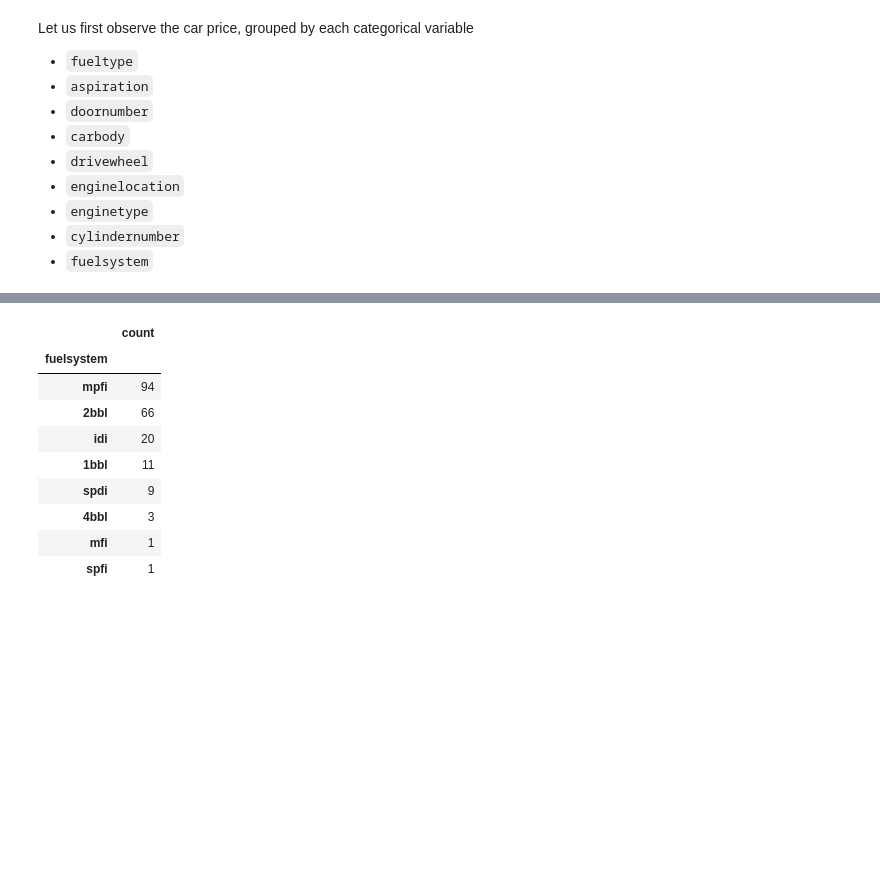
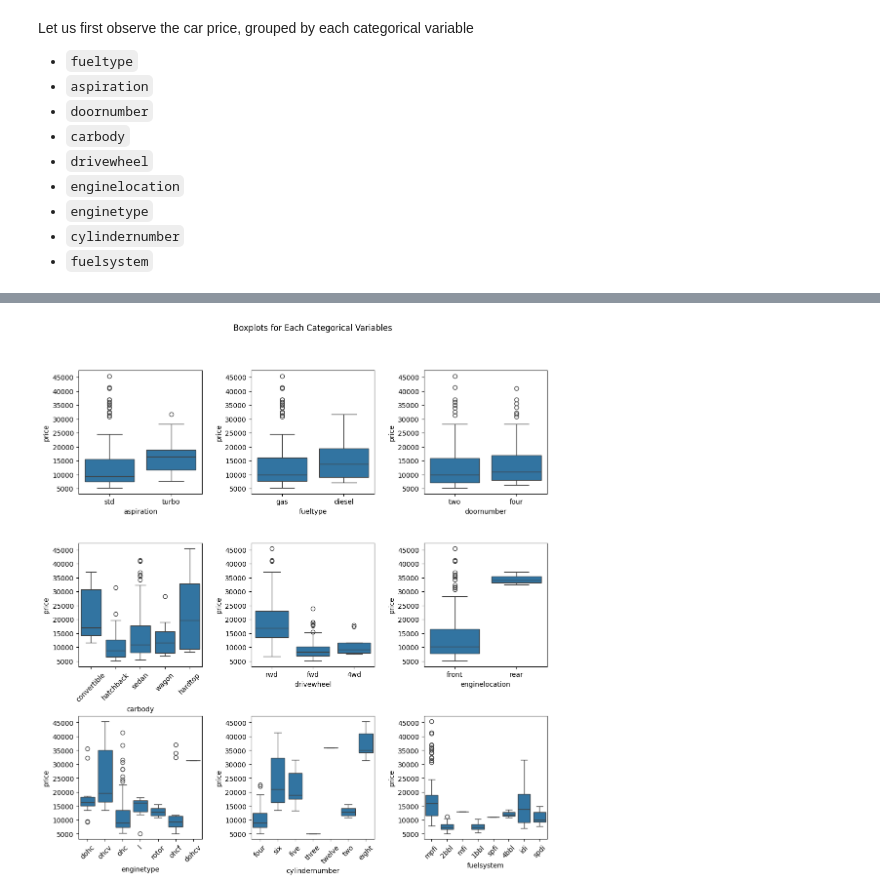
Before and after one commit to lojnys/data_science_project, a Jupyter notebook: car_pricing_assignment/car_price_linear_regression.ipynb, the cells around one changed output, grey strips where cells are left out. Cells and saved outputs as stored; diff of their text form; code cells hidden in the pictures; blank space fills up the shorter version.

```diff
--- a/car_pricing_assignment/car_price_linear_regression.ipynb
+++ b/car_pricing_assignment/car_price_linear_regression.ipynb
@@ -310,16 +347,25 @@ for column in list(obj_only_df.columns)[1:]:
 horizontal(df_list)
 # %% [output]
 [interactive output not drawn]
-# %%
-obj_only_df['fuelsystem'].value_counts().to_frame()
-# %% [output]
-|  | count |
-| fuelsystem |  |
-| mpfi | 94 |
-| 2bbl | 66 |
-| idi | 20 |
-| 1bbl | 11 |
-| spdi | 9 |
-| 4bbl | 3 |
-| mfi | 1 |
-| spfi | 1 |
+# %%
+fig, ax = plt.subplots(3,3, figsize=(12,12))
+fig.suptitle('Boxplots for Each Categorical Variables')
+
+sns.boxplot(data=df, x='aspiration', y='price', ax=ax[0,0])
+sns.boxplot(data=df, x='fueltype', y='price', ax=ax[0,1])
+sns.boxplot(data=df, x='doornumber', y='price', ax=ax[0,2])
+sns.boxplot(data=df, x='carbody', y='price', ax=ax[1,0])
+sns.boxplot(data=df, x='drivewheel', y='price', ax=ax[1,1])
+sns.boxplot(data=df, x='enginelocation', y='price', ax=ax[1,2])
+sns.boxplot(data=df, x='enginetype', y='price', ax=ax[2,0])
+sns.boxplot(data=df, x='cylindernumber', y='price', ax=ax[2,1])
+sns.boxplot(data=df, x='fuelsystem', y='price', ax=ax[2,2])
+
+plt.subplots_adjust(left=0.1, bottom=0.1, right=0.9, top=0.9, wspace=0.4, hspace=0.4)
+ax[1,0].tick_params(axis='x',labelrotation=45)
+ax[2,0].tick_params(axis='x',labelrotation=45)
+ax[2,1].tick_params(axis='x',labelrotation=45)
+ax[2,2].tick_params(axis='x',labelrotation=45)
+plt.show()
+# %% [output]
+[figure, added]
```
Also changed, not shown: parts of 14 cells of this notebook.
